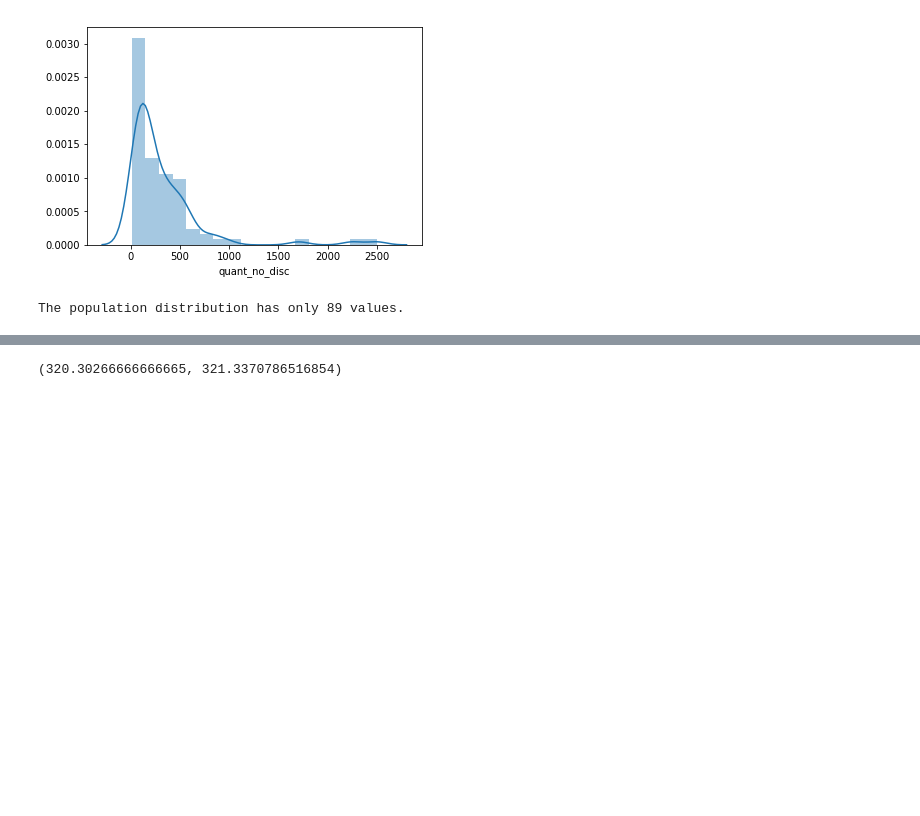
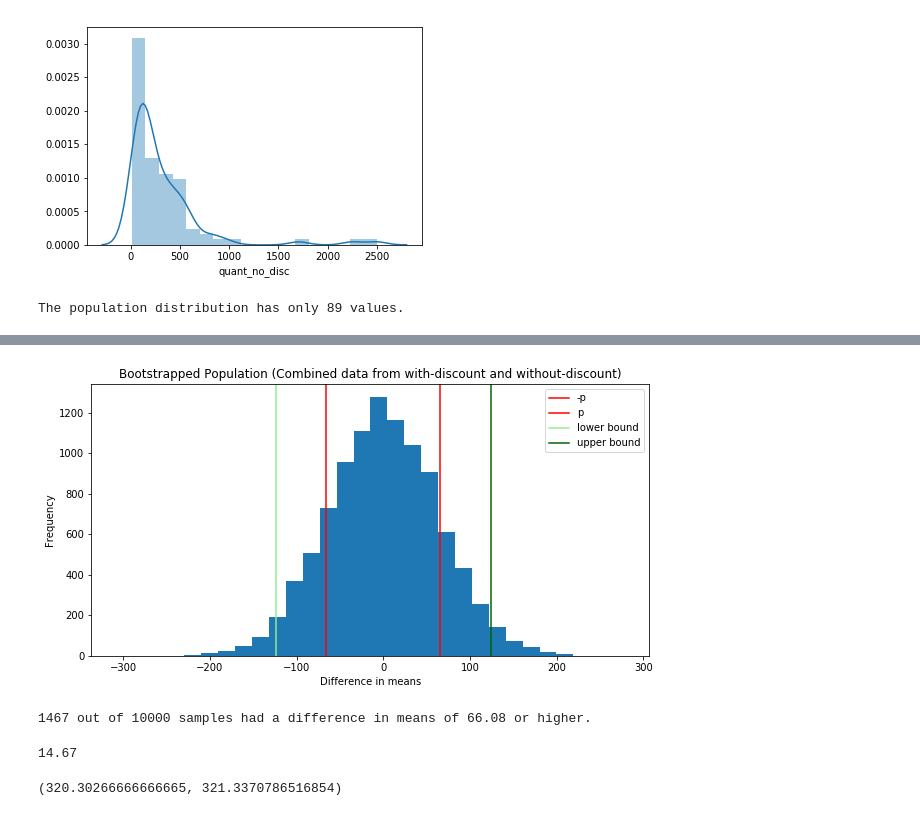
Before and after one commit to ssrosa/dsc-2-final-project-online-ds-pt-100118, a Jupyter notebook: student.ipynb, the cells around one changed output, grey strips where cells are left out. Cells and saved outputs as stored; diff of their text form; code cells hidden in the pictures; blank space fills up the shorter version.

```diff
--- a/student.ipynb
+++ b/student.ipynb
@@ -444,0 +525,8 @@ treatment1 = np.array(sampling_dist(np.array(discs_ords['quant_all_discs']), 100
+# %%
+permus_control1 = []
+permus_treatment1 = []
+
+for i in range(permus): #Generate this many permutations
+    np.random.seed(i) #seed for consistency
+    permus_control1.append(resample(combo, n_samples = len(control1)))
+    permus_treatment1.append(resample(combo, n_samples = len(treatment1)))
@@ -445 +553,31 @@ treatment1 = np.array(sampling_dist(np.array(discs_ords['quant_all_discs']), 100
+# %%
+#Get the difference between control and treatment to
+#find the confidence interval
+lower_bound = np.percentile(diff_boot_means, 2.5)
+upper_bound = np.percentile(diff_boot_means, 97.5)
+# %%
+#Plot the differences in means between the 2 bootstrapped groups with the p value
+fig = plt.figure(figsize = (10,5))
+ax = plt.hist(diff_boot_means, bins = 30)
+plt.axvline(-observed_diff, color = 'red', label = '-p')
+plt.axvline(observed_diff, color = 'red', label = 'p')
+plt.axvline(lower_bound, color = 'lightgreen', label = 'lower bound')
+plt.axvline(upper_bound, color = 'darkgreen', label = 'upper bound')
+plt.xlabel('Difference in means')
+plt.ylabel('Frequency')
+plt.legend()
+plt.title('Bootstrapped Population (Combined data from with-discount and without-discount)')
+plt.show()
+# %% [output]
+[figure, added]
+# %%
+#The p-value falls outside of both rejection regions.
+print(means_below_observed, 'out of', permus, 'samples had a difference in means of',
+      round(observed_diff, 2), 'or higher.')
+# %% [output]
+1467 out of 10000 samples had a difference in means of 66.08 or higher.
+# %%
+1467 * 100 / 10000
+# %% [output]
+14.67
 # %%
```
Also changed, not shown: parts of 22 cells of this notebook.
